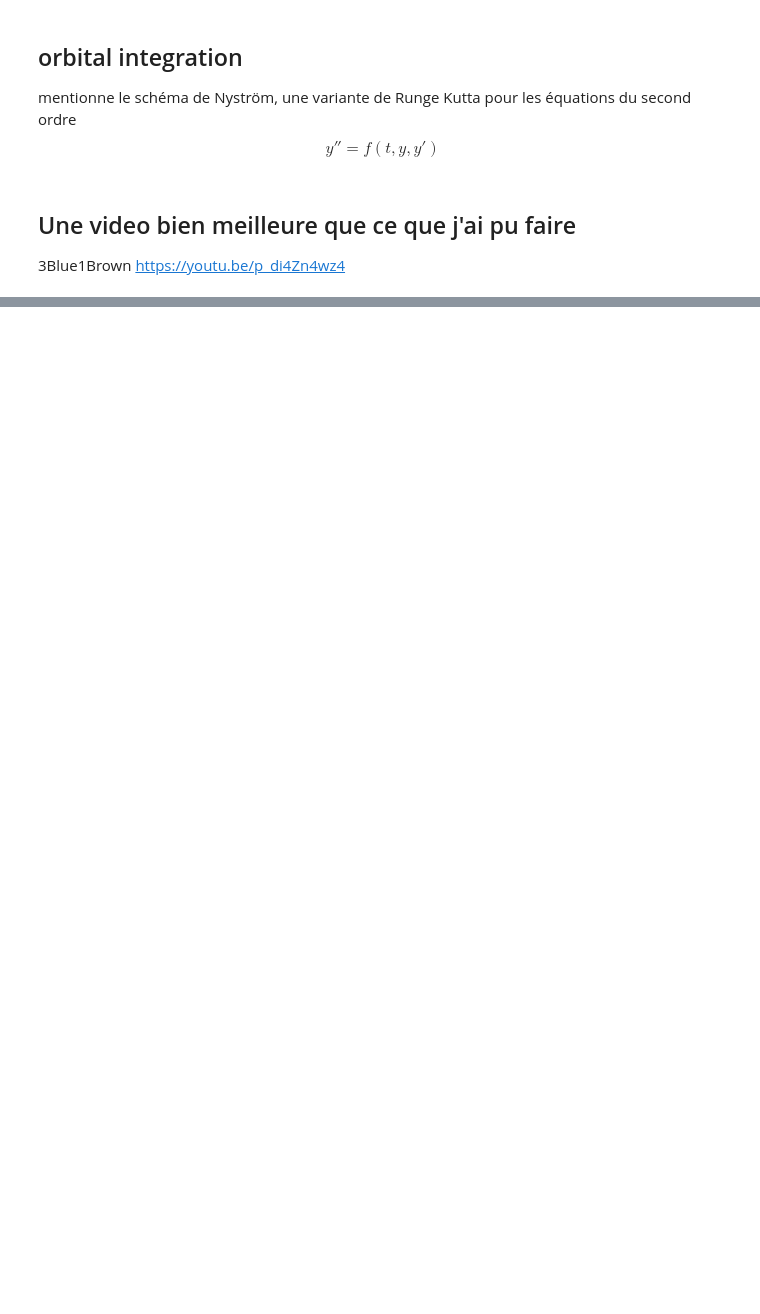
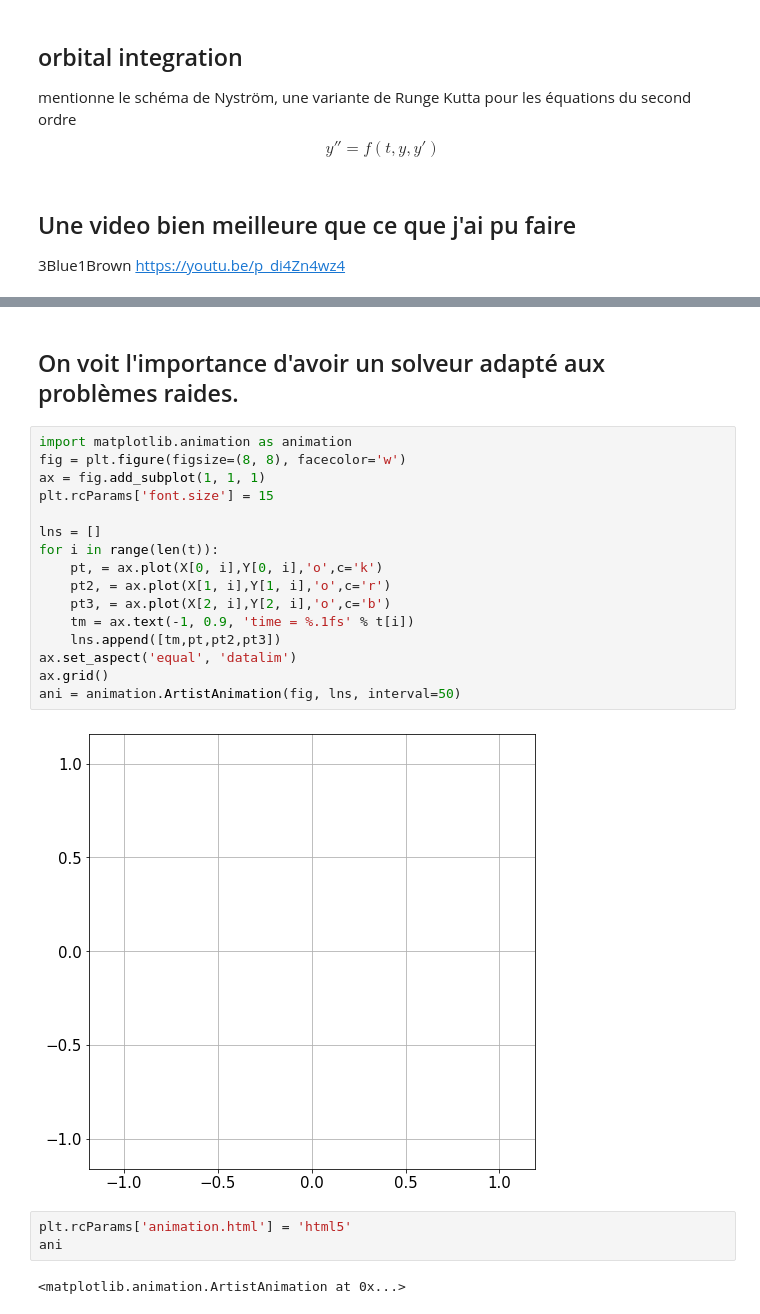
Before and after one commit to azerad/labomathedo, a Jupyter notebook: labomathedo.ipynb, the cells around one changed output, grey strips where cells are left out. Drawn from its saved outputs; the diff is of its cells as text; blank space fills up the shorter version.

```diff
--- a/labomathedo.ipynb
+++ b/labomathedo.ipynb
@@ -568,0 +691,25 @@ https://youtu.be/p_di4Zn4wz4
+# %% [markdown]
+## On voit l'importance d'avoir un solveur adapté aux problèmes raides.
+# %%
+import matplotlib.animation as animation
+fig = plt.figure(figsize=(8, 8), facecolor='w')
+ax = fig.add_subplot(1, 1, 1)
+plt.rcParams['font.size'] = 15
+
+lns = []
+for i in range(len(t)):
+    pt, = ax.plot(X[0, i],Y[0, i],'o',c='k')
+    pt2, = ax.plot(X[1, i],Y[1, i],'o',c='r')
+    pt3, = ax.plot(X[2, i],Y[2, i],'o',c='b')
+    tm = ax.text(-1, 0.9, 'time = %.1fs' % t[i])
+    lns.append([tm,pt,pt2,pt3])
+ax.set_aspect('equal', 'datalim')
+ax.grid()
+ani = animation.ArtistAnimation(fig, lns, interval=50)
+# %% [output]
+[figure, added]
+# %%
+plt.rcParams['animation.html'] = 'html5'
+ani
+# %% [output]
+<matplotlib.animation.ArtistAnimation at 0x...>
```
Also changed, not shown: parts of 15 cells of this notebook.
